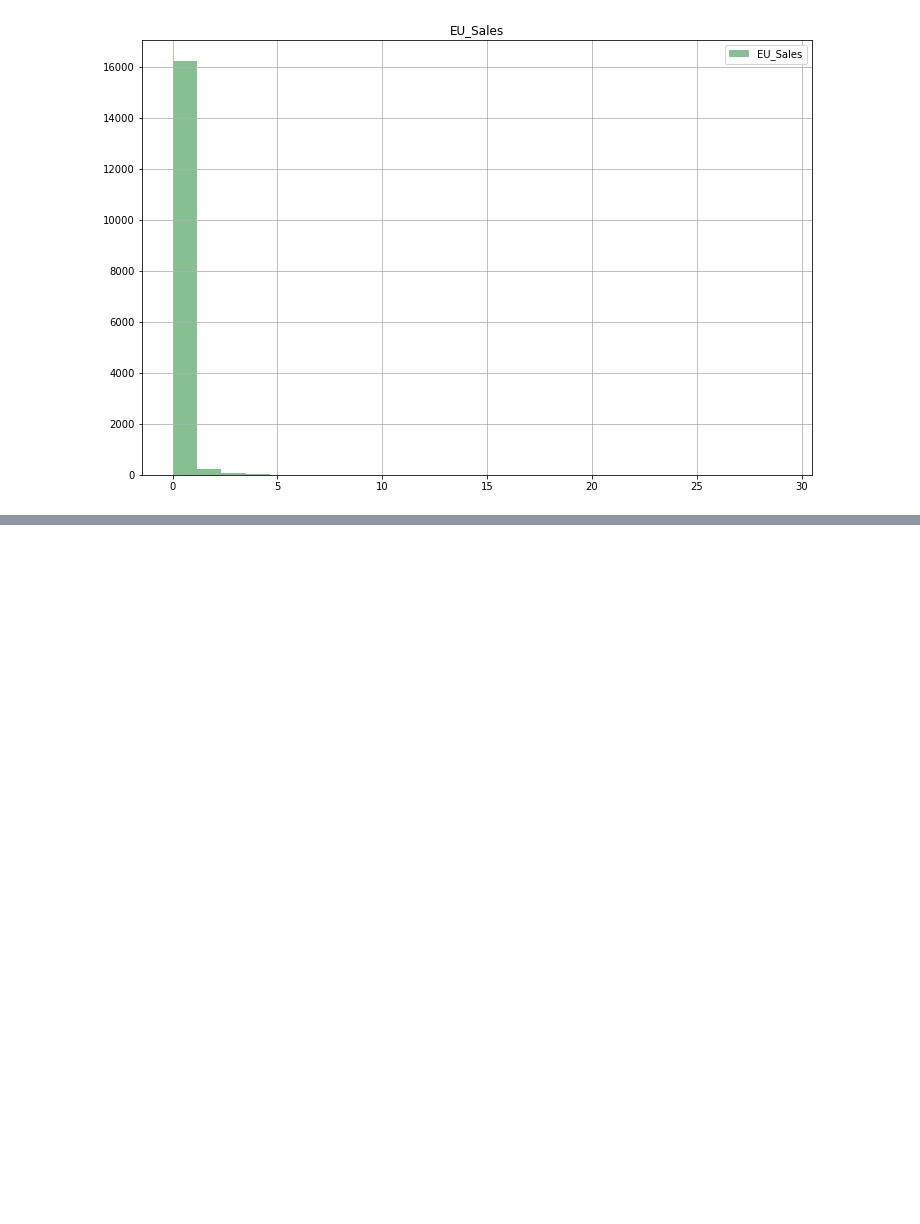
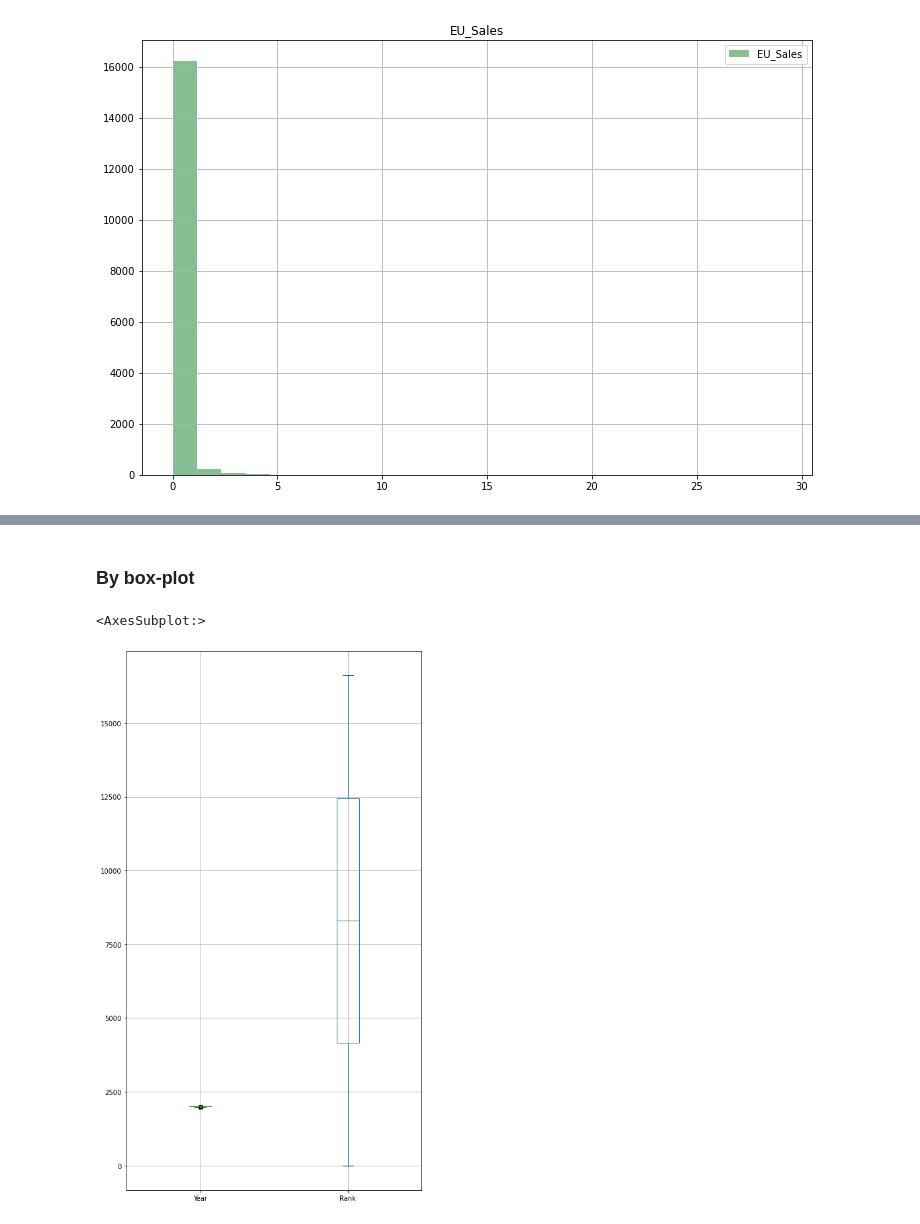
Before and after one commit to kawaremu/CodeLabsAcademy, a Jupyter notebook: Unit 2/Homeworks/data-exploration.ipynb, the cells around one changed output, grey strips where cells are left out. Drawn from its saved outputs; the diff is of its cells as text; code cells hidden in the pictures; blank space fills up the shorter version.

```diff
--- a/Unit 2/Homeworks/data-exploration.ipynb
+++ b/Unit 2/Homeworks/data-exploration.ipynb
@@ -361,0 +577,7 @@ boxplot = df.boxplot(column='EU_Sales',figsize=(12,8), color='#86bf91')
+# %% [markdown]
+### By box-plot
+# %%
+df.boxplot(column=['Year','Rank'],figsize=(8,15))
+# %% [output]
+<AxesSubplot:>
+[figure, added]
```
Also changed, not shown: parts of 46 cells of this notebook, 3 other files.
